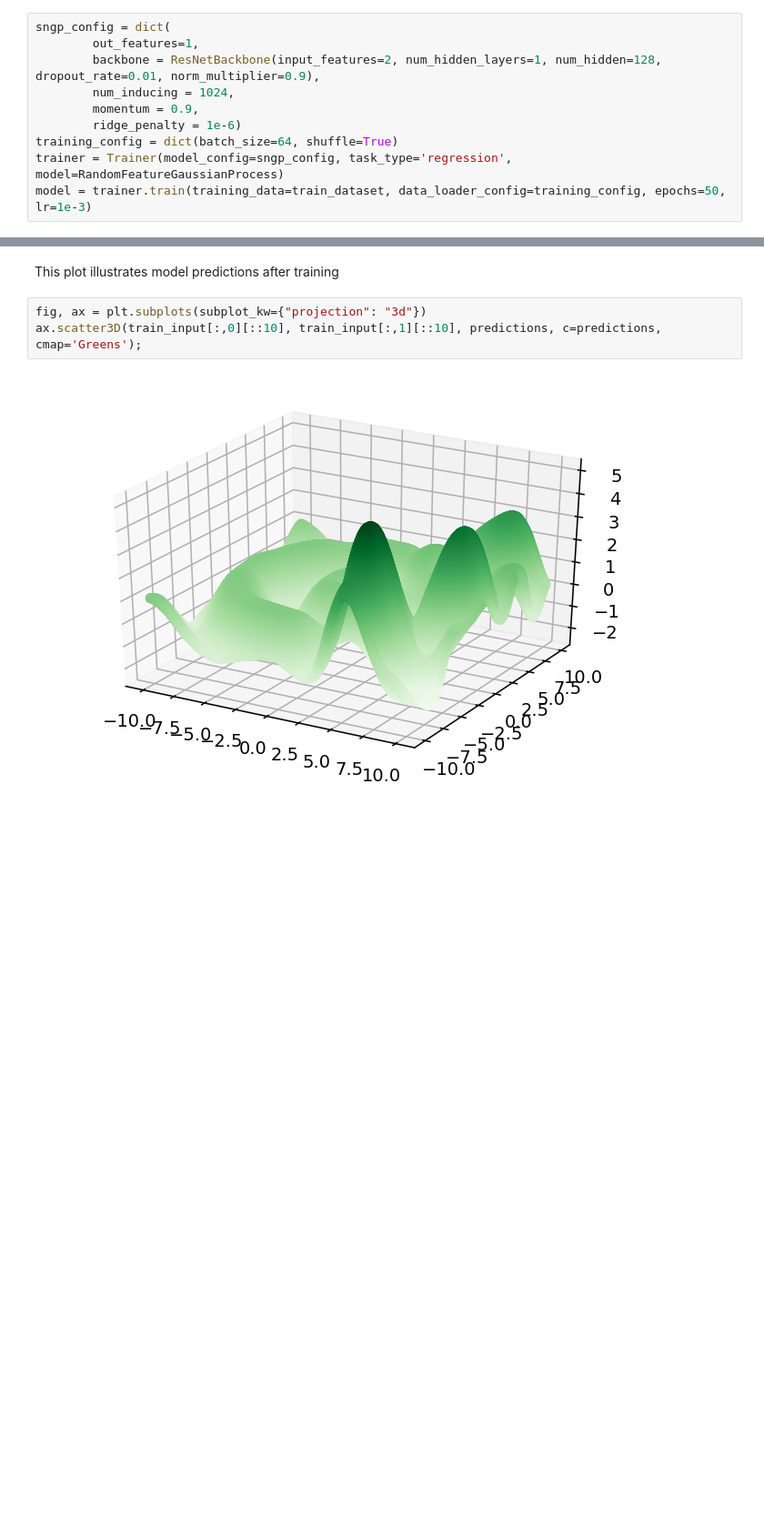
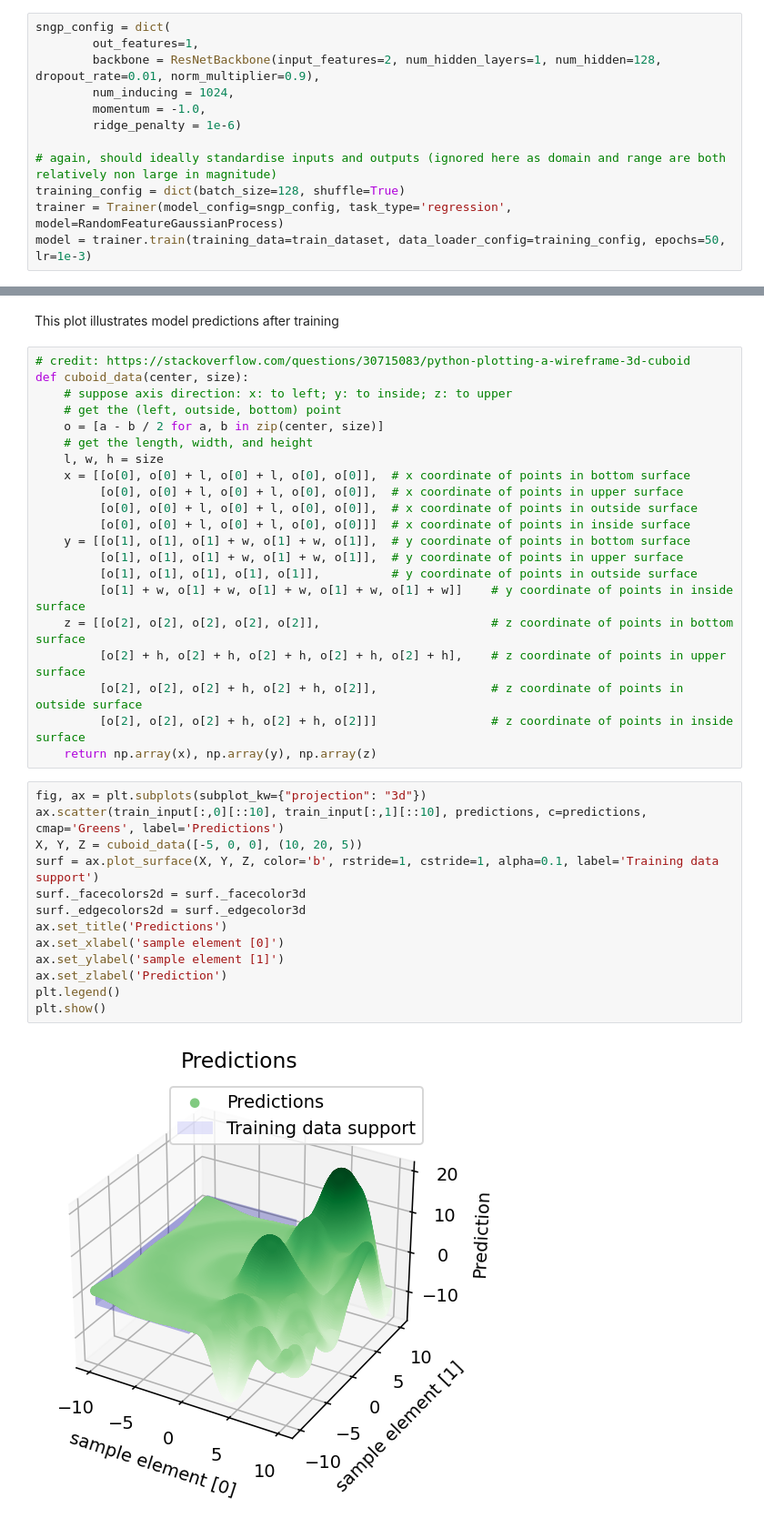
Before and after one commit to adityagoel4512/Spectral-normalized-Neural-Gaussian-Process-PyTorch, a Jupyter notebook: sngp.ipynb, the cells around one changed output, grey strips where cells are left out. Shown at 91% size. Saved outputs shown, nothing was run; the diff lists cells and outputs as text; blank space fills up the shorter version.

```diff
--- a/sngp.ipynb
+++ b/sngp.ipynb
@@ -575,9 +644,11 @@ sngp_config = dict(
         out_features=1,
         backbone = ResNetBackbone(input_features=2, num_hidden_layers=1, num_hidden=128, dropout_rate=0.01, norm_multiplier=0.9),
         num_inducing = 1024,
-        momentum = 0.9,
+        momentum = -1.0,
         ridge_penalty = 1e-6)
-training_config = dict(batch_size=64, shuffle=True)
+
+# again, should ideally standardise inputs and outputs (ignored here as domain and range are both relatively non large in magnitude)
+training_config = dict(batch_size=128, shuffle=True)
 trainer = Trainer(model_config=sngp_config, task_type='regression', model=RandomFeatureGaussianProcess)
 model = trainer.train(training_data=train_dataset, data_loader_config=training_config, epochs=50, lr=1e-3)
 # %% [output]
@@ -613,7 +694,38 @@ variances = variances/np.max(variances)
 # %% [markdown]
 This plot illustrates model predictions after training
+# %%
+# credit: https://stackoverflow.com/questions/30715083/python-plotting-a-wireframe-3d-cuboid
+def cuboid_data(center, size):
+    # suppose axis direction: x: to left; y: to inside; z: to upper
+    # get the (left, outside, bottom) point
+    o = [a - b / 2 for a, b in zip(center, size)]
+    # get the length, width, and height
+    l, w, h = size
+    x = [[o[0], o[0] + l, o[0] + l, o[0], o[0]],  # x coordinate of points in bottom surface
+         [o[0], o[0] + l, o[0] + l, o[0], o[0]],  # x coordinate of points in upper surface
+         [o[0], o[0] + l, o[0] + l, o[0], o[0]],  # x coordinate of points in outside surface
+         [o[0], o[0] + l, o[0] + l, o[0], o[0]]]  # x coordinate of points in inside surface
+    y = [[o[1], o[1], o[1] + w, o[1] + w, o[1]],  # y coordinate of points in bottom surface
+         [o[1], o[1], o[1] + w, o[1] + w, o[1]],  # y coordinate of points in upper surface
+         [o[1], o[1], o[1], o[1], o[1]],          # y coordinate of points in outside surface
+         [o[1] + w, o[1] + w, o[1] + w, o[1] + w, o[1] + w]]    # y coordinate of points in inside surface
+    z = [[o[2], o[2], o[2], o[2], o[2]],                        # z coordinate of points in bottom surface
+         [o[2] + h, o[2] + h, o[2] + h, o[2] + h, o[2] + h],    # z coordinate of points in upper surface
+         [o[2], o[2], o[2] + h, o[2] + h, o[2]],                # z coordinate of points in outside surface
+         [o[2], o[2], o[2] + h, o[2] + h, o[2]]]                # z coordinate of points in inside surface
+    return np.array(x), np.array(y), np.array(z)
 # %%
 fig, ax = plt.subplots(subplot_kw={"projection": "3d"})
-ax.scatter3D(train_input[:,0][::10], train_input[:,1][::10], predictions, c=predictions, cmap='Greens');
+ax.scatter(train_input[:,0][::10], train_input[:,1][::10], predictions, c=predictions, cmap='Greens', label='Predictions')
+X, Y, Z = cuboid_data([-5, 0, 0], (10, 20, 5))
+surf = ax.plot_surface(X, Y, Z, color='b', rstride=1, cstride=1, alpha=0.1, label='Training data support')
+surf._facecolors2d = surf._facecolor3d
+surf._edgecolors2d = surf._edgecolor3d
+ax.set_title('Predictions')
+ax.set_xlabel('sample element [0]')
+ax.set_ylabel('sample element [1]')
+ax.set_zlabel('Prediction')
+plt.legend()
+plt.show()
 # %% [output]
-[figure, old version]
+[figure, new version]
```
Also changed, not shown: parts of 39 cells of this notebook.
